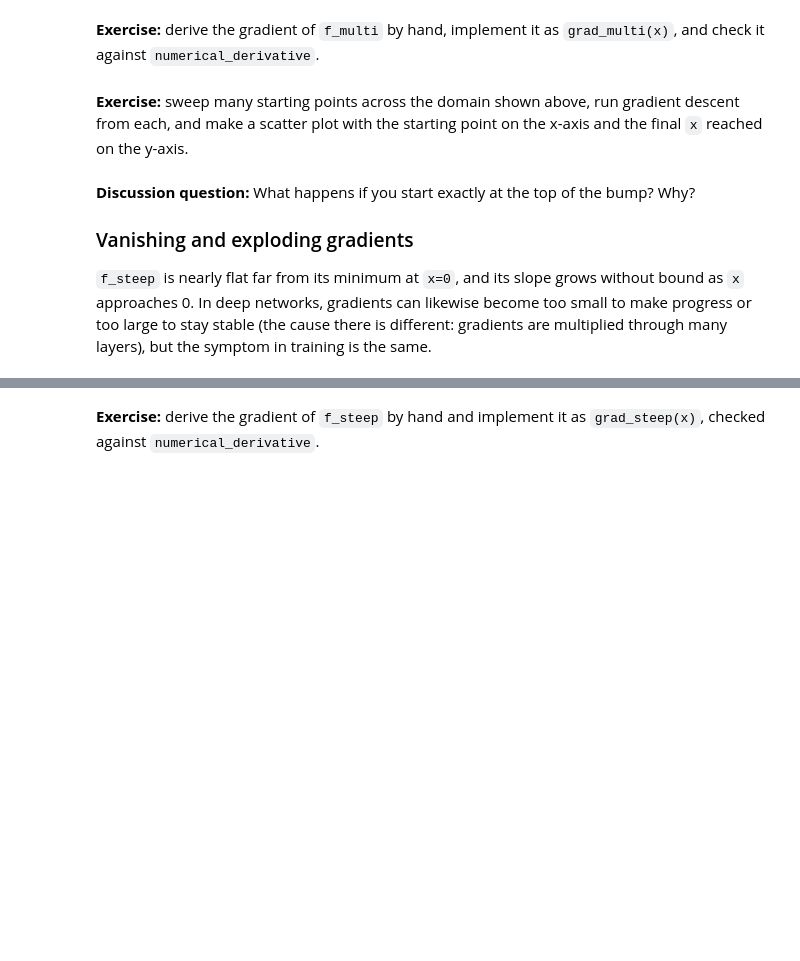
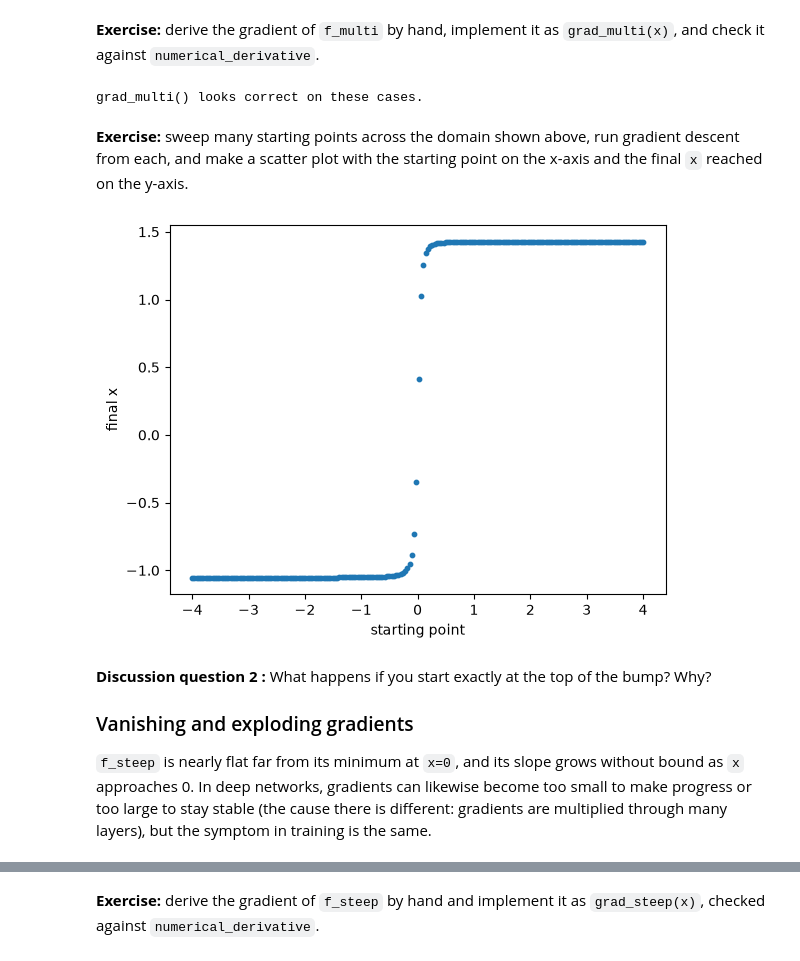
Before and after one commit to omariott/PSL-DL-Labs, a Jupyter notebook: labs/lab04_gradient_descent.ipynb, the cells around one changed output, grey strips where cells are left out. Saved outputs shown, nothing was run; the diff lists cells and outputs as text; code cells hidden in the pictures; blank space fills up the shorter version.

```diff
--- a/labs/lab04_gradient_descent.ipynb
+++ b/labs/lab04_gradient_descent.ipynb
@@ -160,8 +179,7 @@ plt.show()
 **Exercise:** derive the gradient of `f_multi` by hand, implement it as `grad_multi(x)`, and check it against `numerical_derivative`.
 # %%
 def grad_multi(x):
-    # your code here
-    ...
+    return 4 * x ** 3 - 1.5 * x ** 2 - 6 * x
 
 
 # self-check
@@ -170,12 +188,23 @@ for x in [-3.0, -1.0, 0.5, 2.0]:
     assert abs(approx - grad_multi(x)) < 1e-3, f"at x={x}, expected ~{approx}, got {grad_multi(x)}"
 
 print("grad_multi() looks correct on these cases.")
+# %% [output]
+grad_multi() looks correct on these cases.
 # %% [markdown]
 **Exercise:** sweep many starting points across the domain shown above, run gradient descent from each, and make a scatter plot with the starting point on the x-axis and the final `x` reached on the y-axis.
 # %%
 # your code here
+starts = np.linspace(-4, 4, 200)
+finals = [compute_gradient_trajectory(grad_multi, x0, lr=0.001, n_steps=500)[-1] for x0 in starts]
+
+plt.scatter(starts, finals, s=10)
+plt.xlabel("starting point")
+plt.ylabel("final x")
+plt.show()
+# %% [output]
+[figure, added]
 # %% [markdown]
-**Discussion question:** What happens if you start exactly at the top of the bump? Why?
+**Discussion question 2 :** What happens if you start exactly at the top of the bump? Why?
 
 ### Vanishing and exploding gradients
 
```
Also changed, not shown: parts of 26 cells of this notebook, 10 other files.
